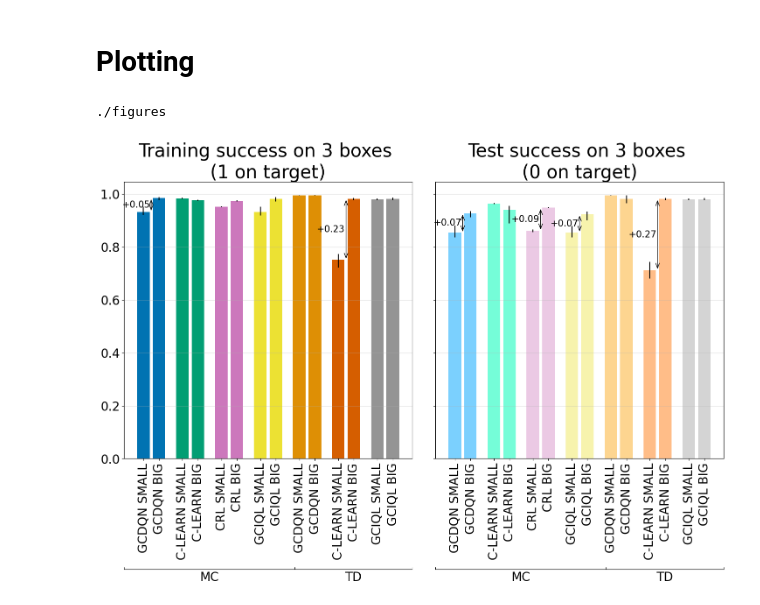
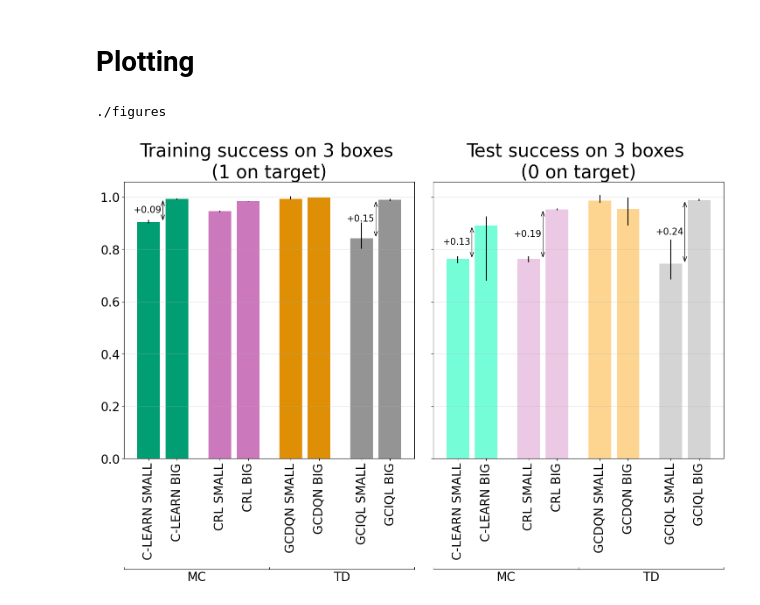
Before and after one commit to wladekpal/golden-standard, a Jupyter notebook: notebooks/plotting/plot_generalized_scaling.ipynb, the cells around one changed output. Saved outputs shown, nothing was run; the diff lists cells and outputs as text; code cells hidden in the pictures.

Commit message:
some small plotting changes

```diff
--- a/notebooks/plotting/plot_generalized_scaling.ipynb
+++ b/notebooks/plotting/plot_generalized_scaling.ipynb
@@ -60,8 +60,8 @@ def generalized_grouping_func(config):
 
     return result
 
-agents = ['GCDQN', 'C-LEARN', 'CRL', 'GCIQL']
-grid_sizes = [4]
+agents = ['C-LEARN MC', 'CRL MC', 'GCDQN TD', 'GCIQL TD']
+grid_sizes = [5]
 
 
 for grid_size in grid_sizes:
@@ -70,7 +70,7 @@ for grid_size in grid_sizes:
         "directory": "generalized",
         "title": f"scaling_generalized_train_3_boxes_2_movable_{grid_size}_grid",
         "projects":["paper_generalized"],
-        "possible_names":[' '.join([agent, s]) for s in ['MC BIG', 'MC SMALL', 'TD BIG', 'TD SMALL'] for agent in agents],
+        "possible_names":[' '.join([agent, s]) for s in ['BIG', 'SMALL'] for agent in agents],
         "filters":{
             # "config.agent.is_td": False,
             "config.env.grid_size": grid_size,
@@ -88,7 +88,7 @@ for grid_size in grid_sizes:
         "directory": "generalized",
         "title": f"scaling_generalized_test_3_boxes_2_movable_{grid_size}_grid",
         "projects":["paper_generalized"],
-        "possible_names":[' '.join([agent, s]) for s in ['MC BIG', 'MC SMALL', 'TD BIG', 'TD SMALL'] for agent in agents],
+        "possible_names":[' '.join([agent, s]) for s in ['BIG', 'SMALL'] for agent in agents],
         "filters":{
             # "config.agent.is_td": False,
             "config.env.grid_size": grid_size,
@@ -261,32 +261,32 @@ for config, ax in zip(all_configs, axs):
     # ax2.tick_params('both', length=0, width=0, which='minor')
     # ax2.tick_params('both', direction='in', which='major')
     # ax2.xaxis.set_ticks_position("bottom")
     # ax2.xaxis.set_label_position("bottom")
     # ax2.set_xticks([0.0, 0.2, 0.4, 0.6, 0.8, 1.0])
     # ax2.xaxis.set_major_formatter(ticker.NullFormatter())
     # ax2.xaxis.set_minor_locator(ticker.FixedLocator([0.0, 0.2, 0.4, 0.6, 0.8, 0.1]))
     # ax2.xaxis.set_minor_formatter(ticker.FixedFormatter(['GCDQN', 'C-LEARN', 'CRL', 'GCDQN', 'C-LEARN']))
 
     ax3 = ax.twiny()
     ax3.spines["bottom"].set_position(("axes", -0.40))
     ax3.tick_params('both', length=0, width=0, which='minor')
     ax3.tick_params('both', direction='in', which='major')
     ax3.xaxis.set_ticks_position("bottom")
     ax3.xaxis.set_label_position("bottom")
-    middle_tick = 0.592
+    middle_tick = 0.5
     ax3.set_xticks([0.0, middle_tick, 1.0])
     ax3.xaxis.set_major_formatter(ticker.NullFormatter())
     ax3.xaxis.set_minor_locator(ticker.FixedLocator([middle_tick / 2, middle_tick + (1 - middle_tick) / 2]))
     ax3.xaxis.set_minor_formatter(ticker.FixedFormatter(['MC', 'TD']))
 
 
 title = all_configs[0]['title']
 print(figures_path)
 path = os.path.join(figures_path, 'scaling')
 plt.tight_layout()
 os.makedirs(path, exist_ok=True)
 plt.savefig(os.path.join(path, f"{title}.png"),bbox_inches='tight')
 plt.savefig(os.path.join(path, f"{title}.pdf"),bbox_inches='tight')
 # %% [output]
 ./figures
-[figure, old version]
+[figure, new version]
```
Also changed, not shown: 4 other files.
